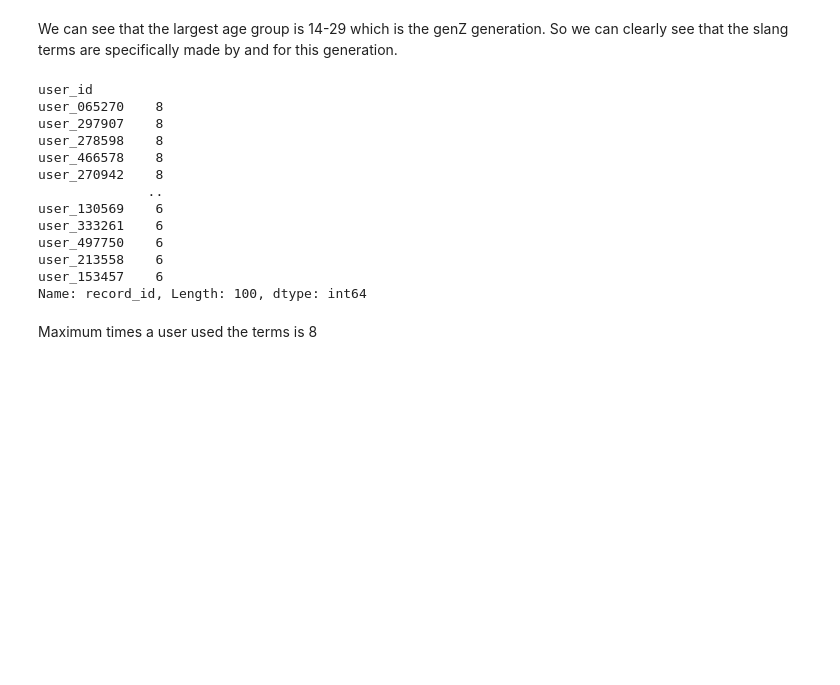
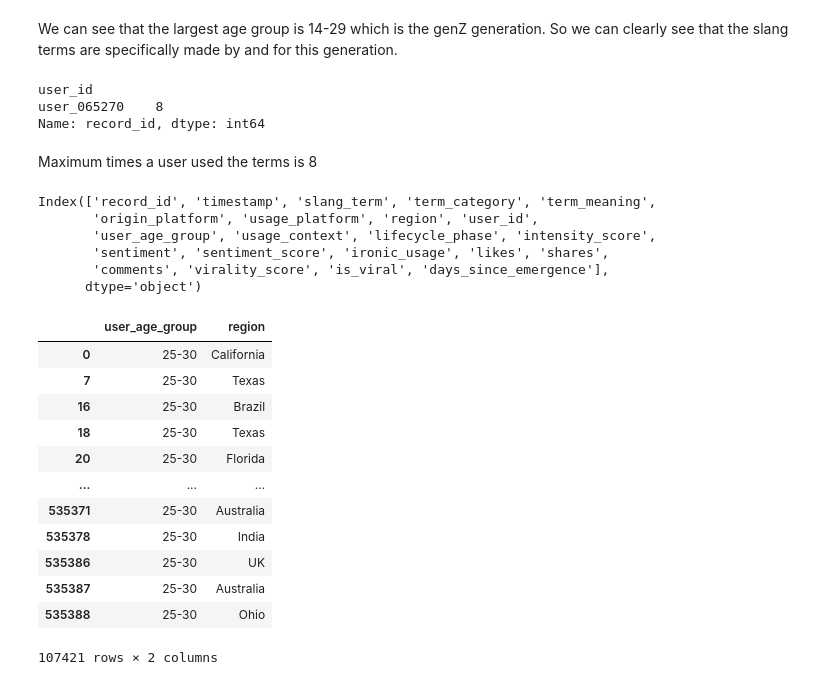
Before and after one commit to JKariithi/genzSlang, a Jupyter notebook: genz_slang.ipynb, the cells around one changed output. Drawn from its saved outputs; the diff is of its cells as text; code cells hidden in the pictures; blank space fills up the shorter version.

```diff
--- a/genz_slang.ipynb
+++ b/genz_slang.ipynb
@@ -214,20 +214,36 @@ df.groupby('user_age_group')['user_id'].count().sort_values(ascending=False).plo
 We can see that the largest age group is 14-29 which is the genZ generation. So we can clearly see that the slang terms are specifically made by and for this generation.
 # %%
 # is there a continuous user of these terms
-df.groupby('user_id')['record_id'].count().sort_values(ascending=False).head(100)
+df.groupby('user_id')['record_id'].count().sort_values(ascending=False).head(1)
 # %% [output]
 user_id
 user_065270    8
-user_297907    8
-user_278598    8
-user_466578    8
-user_270942    8
-              ..
-user_130569    6
-user_333261    6
-user_497750    6
-user_213558    6
-user_153457    6
-Name: record_id, Length: 100, dtype: int64
+Name: record_id, dtype: int64
 # %% [markdown]
 Maximum times a user used the terms is 8
+# %%
+df.columns
+# %% [output]
+Index(['record_id', 'timestamp', 'slang_term', 'term_category', 'term_meaning',
+       'origin_platform', 'usage_platform', 'region', 'user_id',
+       'user_age_group', 'usage_context', 'lifecycle_phase', 'intensity_score',
+       'sentiment', 'sentiment_score', 'ironic_usage', 'likes', 'shares',
+       'comments', 'virality_score', 'is_viral', 'days_since_emergence'],
+      dtype='object')
+# %%
+# Understanding how to use loc
+df.loc[df['user_age_group'] == '25-30', ['user_age_group','region']]
+# %% [output]
+|  | user_age_group | region |
+| 0 | 25-30 | California |
+| 7 | 25-30 | Texas |
+| 16 | 25-30 | Brazil |
+| 18 | 25-30 | Texas |
+| 20 | 25-30 | Florida |
+| ... | ... | ... |
+| 535371 | 25-30 | Australia |
+| 535378 | 25-30 | India |
+| 535386 | 25-30 | UK |
+| 535387 | 25-30 | Australia |
+| 535388 | 25-30 | Ohio |
+107421 rows × 2 columns
```
Also changed, not shown: parts of 6 cells of this notebook.
